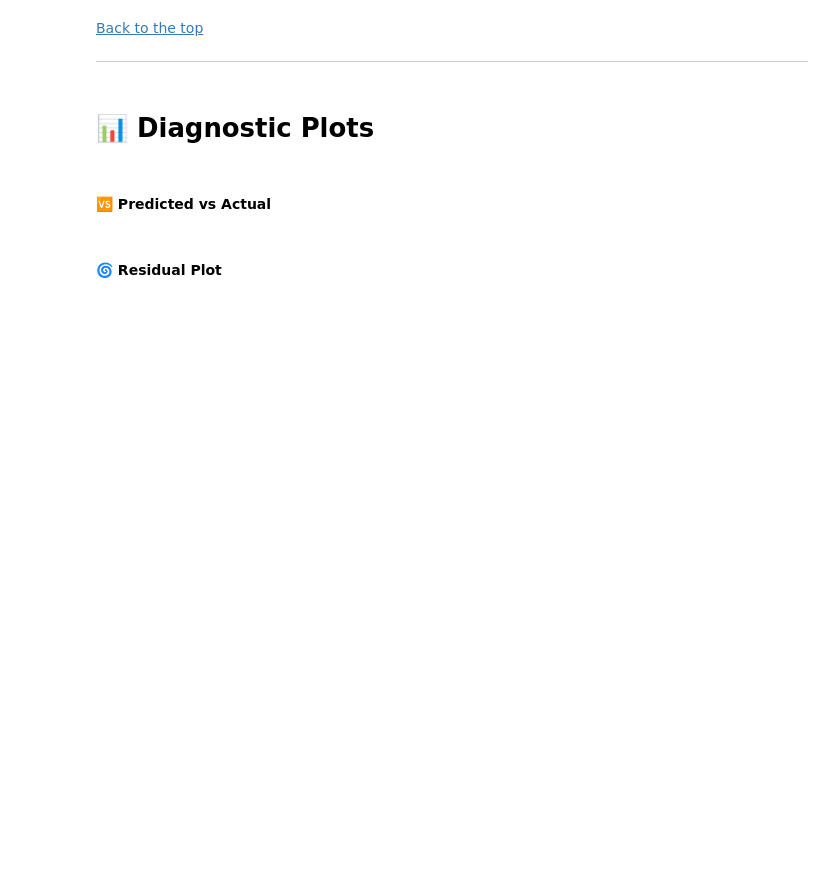
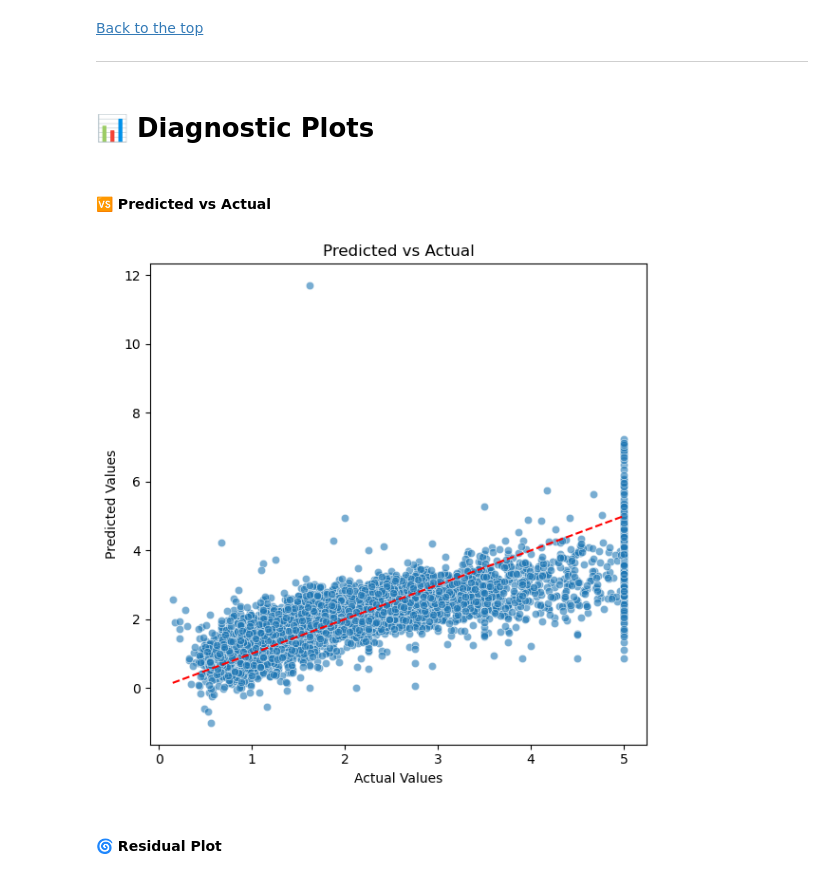
Before and after one commit to ashrithssreddy/ml-toolkit, a Jupyter notebook: Supervised_Learning/regression.ipynb, the cells around one changed output. Saved outputs shown, nothing was run; the diff lists cells and outputs as text; code cells hidden in the pictures; blank space fills up the shorter version.

```diff
--- a/Supervised_Learning/regression.ipynb
+++ b/Supervised_Learning/regression.ipynb
@@ -328,6 +359,24 @@ ___
 # %% [markdown]
 <a id="fit-model"></a>
 #### 🏗️ Model Fit
+# %%
+from sklearn.linear_model import LinearRegression
+from sklearn.model_selection import train_test_split
+
+# Recreate X and y if needed
+X = df.drop(columns=[target_col])
+y = df[target_col]
+
+# Split the data
+X_train, X_test, y_train, y_test = train_test_split(X, y, random_state=42)
+
+# Fit base linear regression model
+lr = LinearRegression()
+lr.fit(X_train, y_train)
+
+# Predict
+y_train_pred = lr.predict(X_train)
+y_test_pred = lr.predict(X_test)
 # %% [markdown]
 <a id="evaluation-metrics"></a>
 #### 📏 Evaluation Metrics
@@ -343,6 +413,18 @@ ___
 # %% [markdown]
 <a id="pred-vs-actual"></a>
 #### 🆚 Predicted vs Actual
+# %%
+# Plot: Predicted vs Actual
+plt.figure(figsize=(6, 6))
+sns.scatterplot(x=y_test, y=y_test_pred, alpha=0.6)
+plt.plot([y_test.min(), y_test.max()], [y_test.min(), y_test.max()], 'r--')
+plt.xlabel("Actual Values")
+plt.ylabel("Predicted Values")
+plt.title("Predicted vs Actual")
+plt.tight_layout()
+plt.show()
+# %% [output]
+[figure, added]
 # %% [markdown]
 <a id="residual-plot"></a>
 #### 🌀 Residual Plot
```
Also changed, not shown: parts of 36 cells of this notebook.
